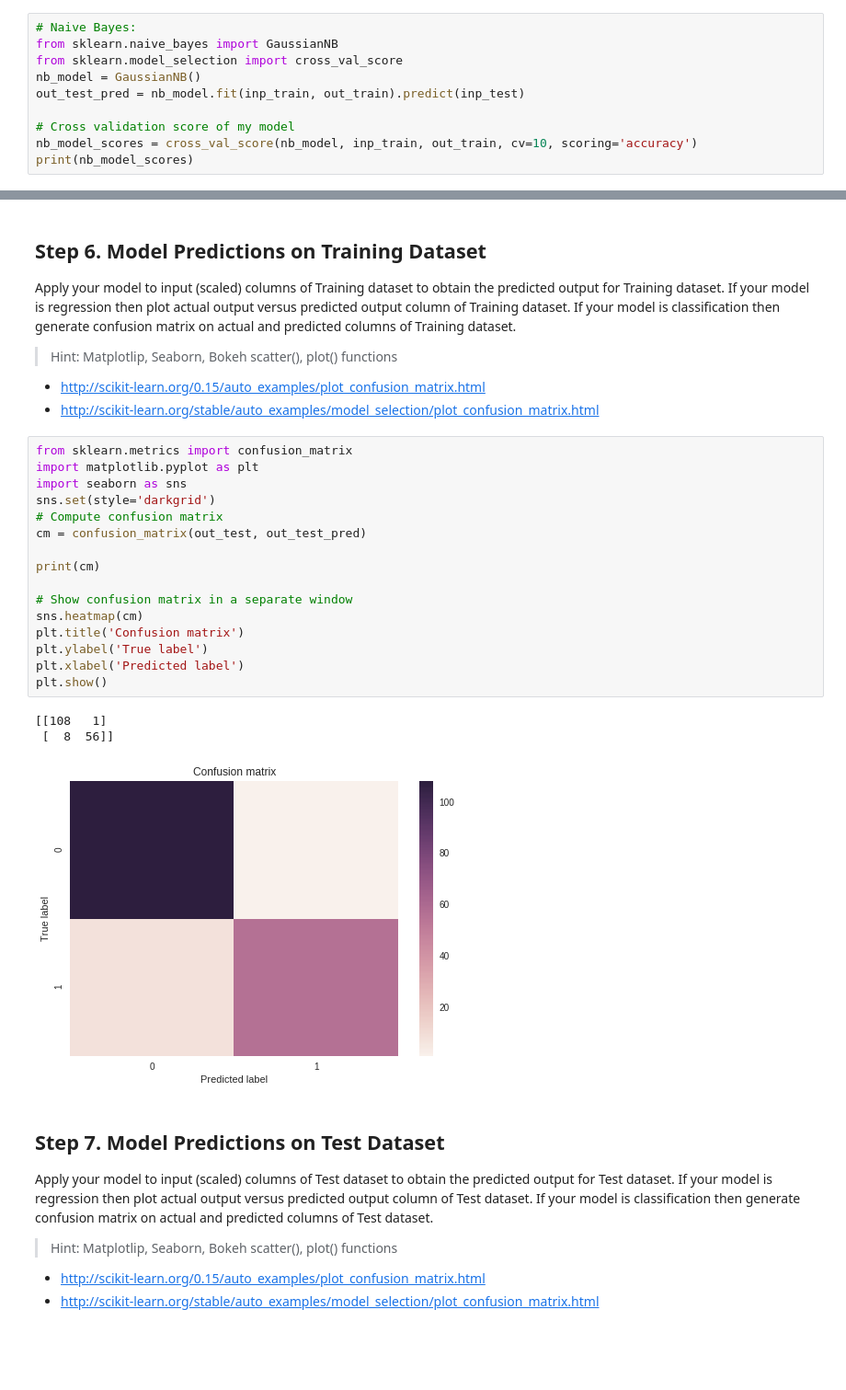
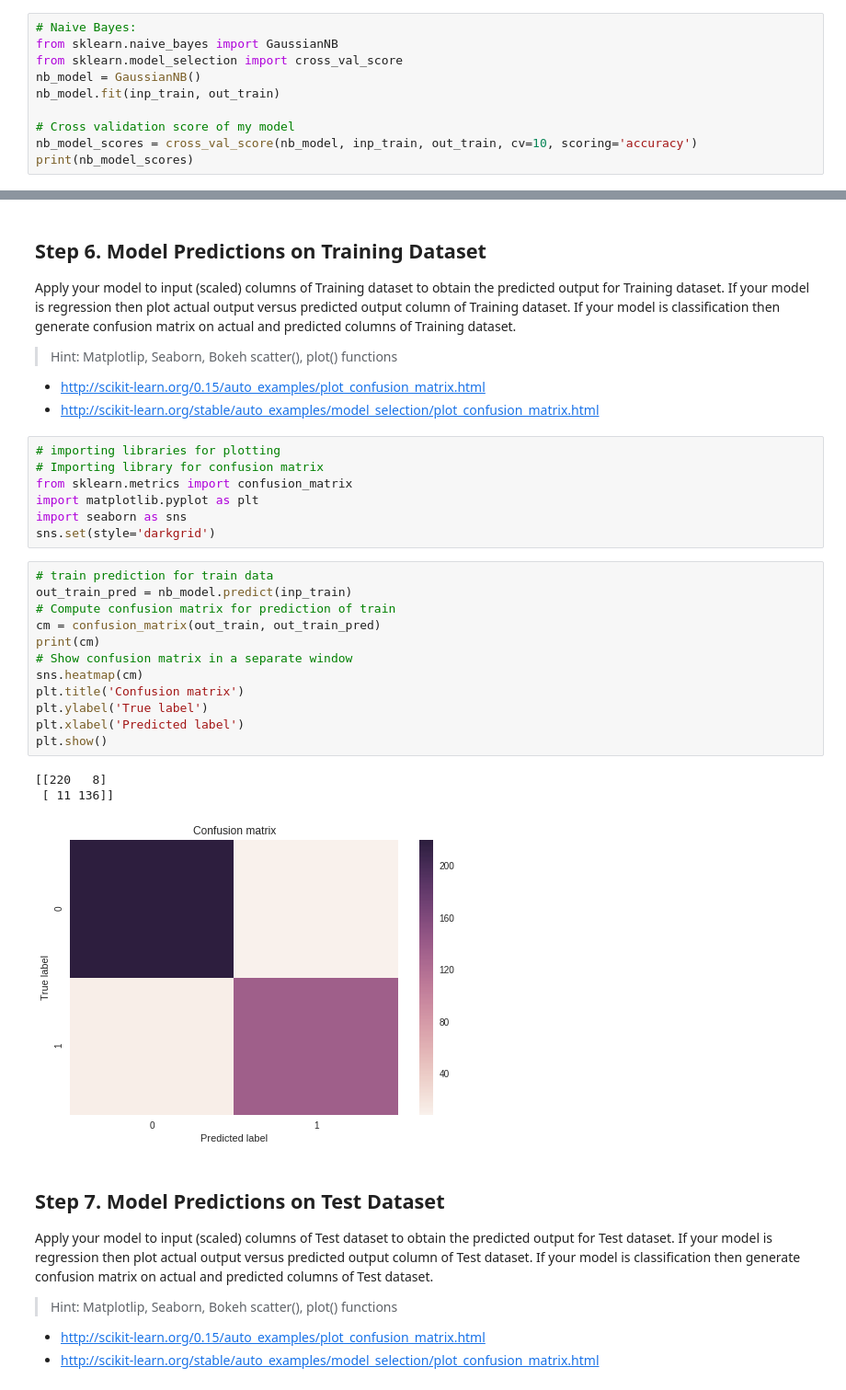
Before and after one commit to eneskemalergin/Data_Mining_Spring2017, a Jupyter notebook: Project/eneskemal_PredModel.ipynb, the cells around one changed output, grey strips where cells are left out. Shown: that part at 92% size. Saved outputs shown, nothing was run; the diff lists cells and outputs as text; blank space fills up the shorter version.

```diff
--- a/Project/eneskemal_PredModel.ipynb
+++ b/Project/eneskemal_PredModel.ipynb
@@ -202,7 +203,7 @@ out_test = test_df["diagnosis"]
 from sklearn.naive_bayes import GaussianNB
 from sklearn.model_selection import cross_val_score
 nb_model = GaussianNB()
-out_test_pred = nb_model.fit(inp_train, out_train).predict(inp_test)
+nb_model.fit(inp_train, out_train)
 
 # Cross validation score of my model
 nb_model_scores = cross_val_score(nb_model, inp_train, out_train, cv=10, scoring='accuracy')
@@ -219,26 +220,29 @@ Apply your model to input (scaled) columns of Training dataset to obtain the pre
 > Hint: Matplotlip, Seaborn, Bokeh scatter(), plot() functions
 - http://scikit-learn.org/0.15/auto_examples/plot_confusion_matrix.html
 - http://scikit-learn.org/stable/auto_examples/model_selection/plot_confusion_matrix.html
+# %%
+# importing libraries for plotting
+# Importing library for confusion matrix
+from sklearn.metrics import confusion_matrix
+import matplotlib.pyplot as plt
+import seaborn as sns
+sns.set(style='darkgrid')
 # %%
-from sklearn.metrics import confusion_matrix
-import matplotlib.pyplot as plt
-import seaborn as sns
-sns.set(style='darkgrid')
-# Compute confusion matrix
-cm = confusion_matrix(out_test, out_test_pred)
-
+# train prediction for train data
+out_train_pred = nb_model.predict(inp_train)
+# Compute confusion matrix for prediction of train
+cm = confusion_matrix(out_train, out_train_pred)
 print(cm)
-
 # Show confusion matrix in a separate window
 sns.heatmap(cm)
 plt.title('Confusion matrix')
 plt.ylabel('True label')
 plt.xlabel('Predicted label')
 plt.show()
 # %% [output]
-[[108   1]
- [  8  56]]
+[[220   8]
+ [ 11 136]]
-[figure, old version]
+[figure, new version]
 # %% [markdown]
 Step 7. Model Predictions on Test Dataset
 ---
```
Also changed, not shown: parts of 16 cells of this notebook.
